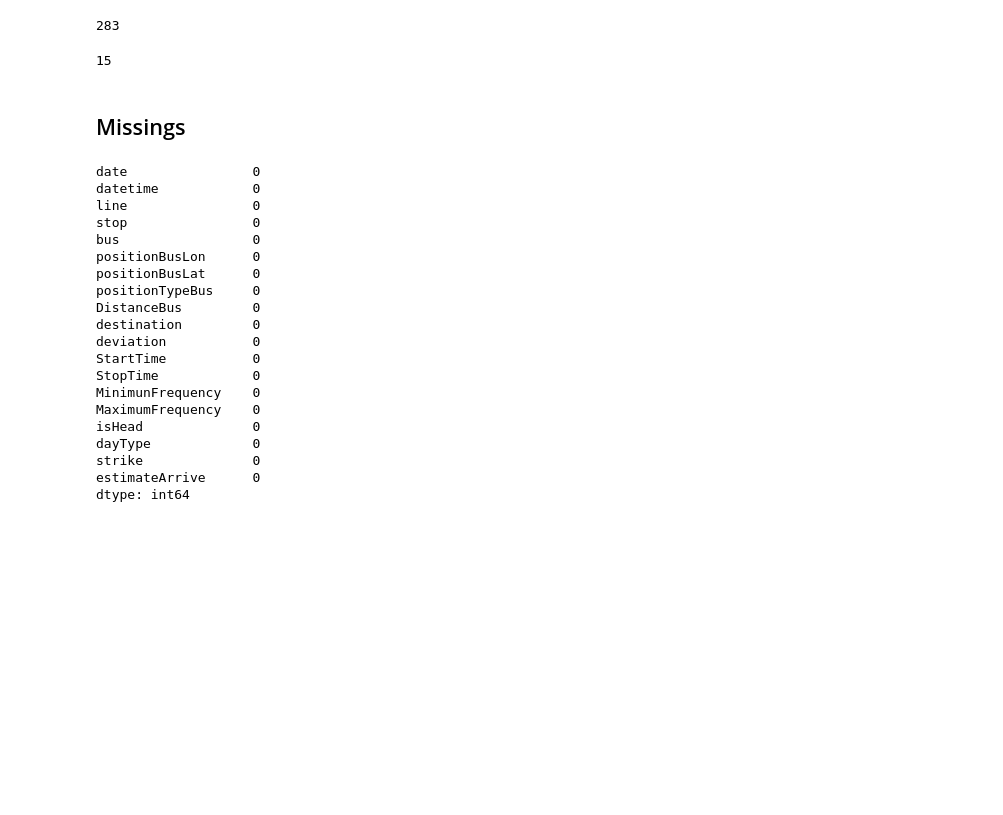
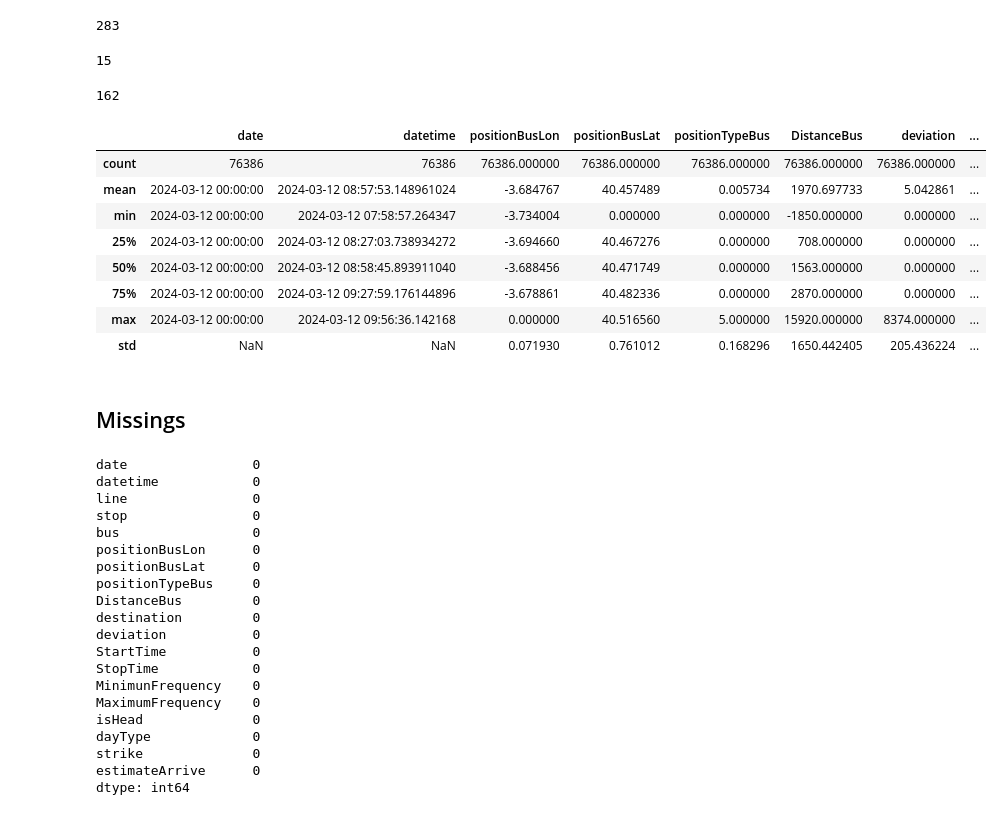
Before and after one commit to oeg-upm/inesdata-mov-data-generation, a Jupyter notebook: notebooks/emt_qa.ipynb, the cells around one changed output. Drawn from its saved outputs; the diff is of its cells as text; code cells hidden in the pictures; blank space fills up the shorter version.

```diff
--- a/notebooks/emt_qa.ipynb
+++ b/notebooks/emt_qa.ipynb
@@ -134,6 +139,22 @@ df['stop'].nunique()
 df['line'].nunique()
 # %% [output]
 15
+# %%
+df['bus'].nunique()
+# %% [output]
+162
+# %%
+df.describe()
+# %% [output]
+|  | date | datetime | positionBusLon | positionBusLat | positionTypeBus | DistanceBus | deviation | ... |
+| count | 76386 | 76386 | 76386.000000 | 76386.000000 | 76386.000000 | 76386.000000 | 76386.000000 | ... |
+| mean | 2024-03-12 00:00:00 | 2024-03-12 08:57:53.148961024 | -3.684767 | 40.457489 | 0.005734 | 1970.697733 | 5.042861 | ... |
+| min | 2024-03-12 00:00:00 | 2024-03-12 07:58:57.264347 | -3.734004 | 0.000000 | 0.000000 | -1850.000000 | 0.000000 | ... |
+| 25% | 2024-03-12 00:00:00 | 2024-03-12 08:27:03.738934272 | -3.694660 | 40.467276 | 0.000000 | 708.000000 | 0.000000 | ... |
+| 50% | 2024-03-12 00:00:00 | 2024-03-12 08:58:45.893911040 | -3.688456 | 40.471749 | 0.000000 | 1563.000000 | 0.000000 | ... |
+| 75% | 2024-03-12 00:00:00 | 2024-03-12 09:27:59.176144896 | -3.678861 | 40.482336 | 0.000000 | 2870.000000 | 0.000000 | ... |
+| max | 2024-03-12 00:00:00 | 2024-03-12 09:56:36.142168 | 0.000000 | 40.516560 | 5.000000 | 15920.000000 | 8374.000000 | ... |
+| std | NaN | NaN | 0.071930 | 0.761012 | 0.168296 | 1650.442405 | 205.436224 | ... |
 # %% [markdown]
 ## Missings
 # %%
```
Also changed, not shown: parts of 10 cells of this notebook, 2 other files.
